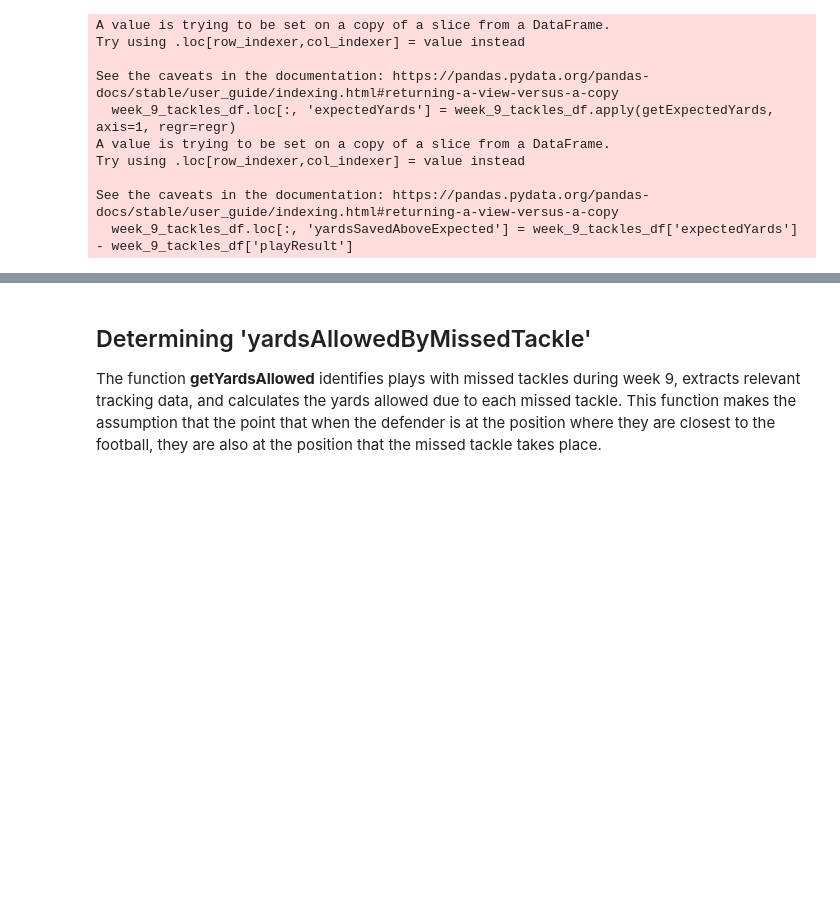
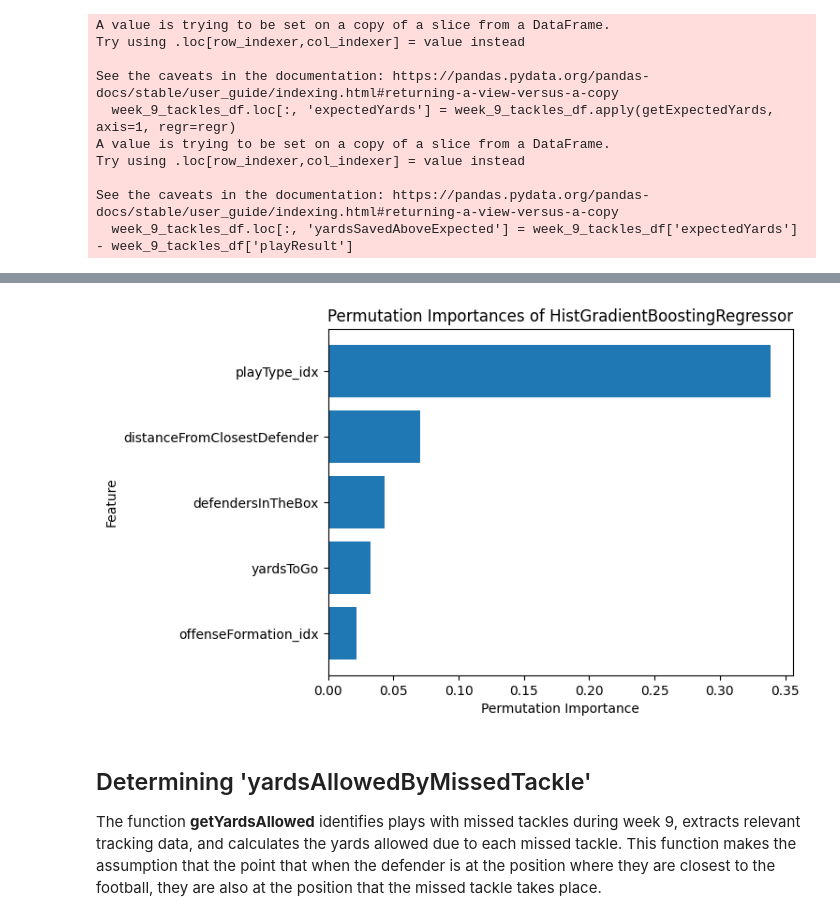
Before and after one commit to jennmohr/nfl-big-data-bowl-24, a Jupyter notebook: evaluation-of-team-tackle-yards-saved-using-ml.ipynb, the cells around one changed output, grey strips where cells are left out. Cells and saved outputs as stored; diff of their text form; code cells hidden in the pictures; blank space fills up the shorter version.

```diff
--- a/evaluation-of-team-tackle-yards-saved-using-ml.ipynb
+++ b/evaluation-of-team-tackle-yards-saved-using-ml.ipynb
@@ -50,7 +54,7 @@ week_1_to_8_gameIds = games_df[games_df['week'].isin(range(1, 9))]['gameId']
 week_9_gameIds = games_df[games_df['week'] == 9]['gameId']
 # %%
 game_tackles_df = pd.merge(plays_df, tackles_df, on=['gameId', 'playId'])
-game_tackles_df = game_tackles_df[(game_tackles_df['tackle'] == 1) | (game_tackles_df['assist'] == 1)]
+game_tackles_df = game_tackles_df[((game_tackles_df['tackle'] == 1) | (game_tackles_df['assist'] == 1))]
 # %% [markdown]
 ### Custom Data Insight: DistanceFromClosestDefender
 One important factor when it comes to tackling is how close a defender is to the ball carrier. If the ball is thrown down the field and there is no defender within 5 yards of the receiver, the receiver will typically gain more yards than they would if the defender was running alongside the receiver, just half a yard away. Since this data was not provided alongside the tracking data, it was important to quantify the proximity of the ball carrier to the nearest defender at the moment the ball is in play and no longer with the quarterback (unless in the case of a QB scramble).
@@ -168,3 +176,19 @@ See the caveats in the documentation: https://pandas.pydata.org/pandas-docs/stab
+# %%
+result = permutation_importance(regr, X_train, y_train, n_repeats=10, random_state=42)
+
+feature_importances = result.importances_mean
+feature_names = X_train.columns
+
+sorted_idx = np.argsort(feature_importances)
+
+plt.barh(range(len(feature_importances)), feature_importances[sorted_idx])
+plt.yticks(range(len(feature_importances)), feature_names[sorted_idx])
+plt.xlabel('Permutation Importance')
+plt.ylabel('Feature')
+plt.title('Permutation Importances of HistGradientBoostingRegressor')
+plt.show()
+# %% [output]
+[figure, added]
 # %% [markdown]
 ## Determining 'yardsAllowedByMissedTackle'
 
```
Also changed, not shown: parts of 21 cells of this notebook.
